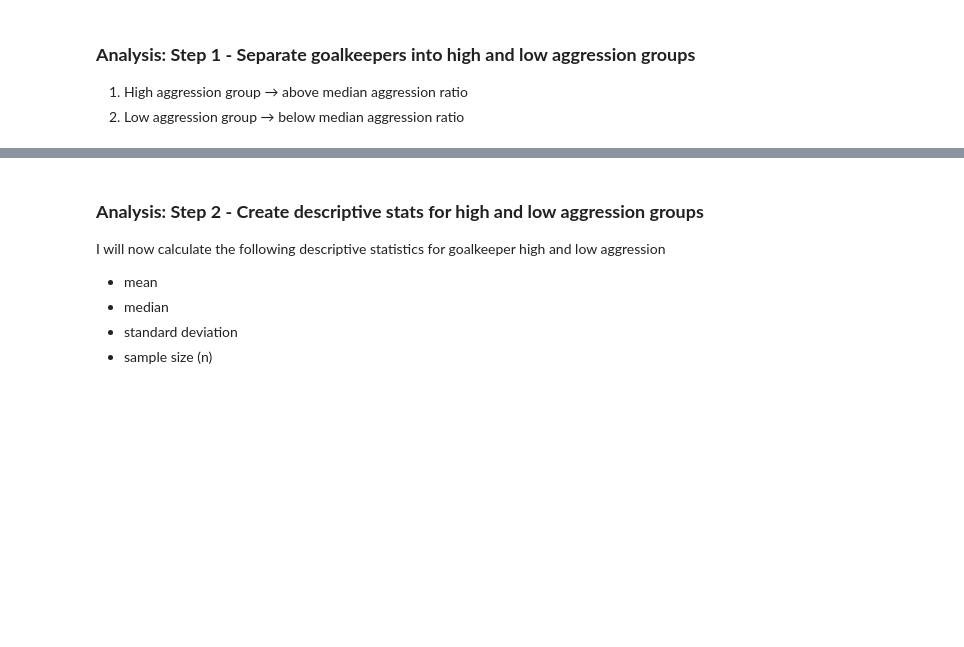
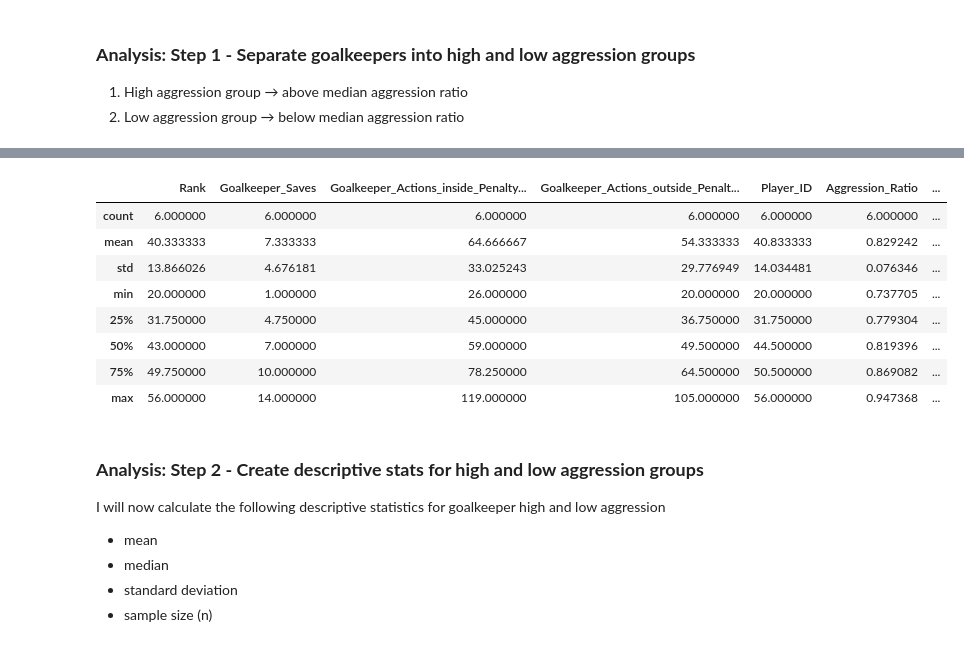
Before and after one commit to DanDooLoo/HIT140_Assessment-2_Group23, a Jupyter notebook: gk_aggression_analysis_dgw_sample_tester.ipynb, the cells around one changed output, grey strips where cells are left out. Drawn from its saved outputs; the diff is of its cells as text; code cells hidden in the pictures; blank space fills up the shorter version.

```diff
--- a/gk_aggression_analysis_dgw_sample_tester.ipynb
+++ b/gk_aggression_analysis_dgw_sample_tester.ipynb
@@ -109,3 +237,15 @@ low_aggression.describe()
+# %%
+low_save.describe()
+# %% [output]
+|  | Rank | Goalkeeper_Saves | Goalkeeper_Actions_inside_Penalty... | Goalkeeper_Actions_outside_Penalt... | Player_ID | Aggression_Ratio | ... |
+| count | 6.000000 | 6.000000 | 6.000000 | 6.000000 | 6.000000 | 6.000000 | ... |
+| mean | 40.333333 | 7.333333 | 64.666667 | 54.333333 | 40.833333 | 0.829242 | ... |
+| std | 13.866026 | 4.676181 | 33.025243 | 29.776949 | 14.034481 | 0.076346 | ... |
+| min | 20.000000 | 1.000000 | 26.000000 | 20.000000 | 20.000000 | 0.737705 | ... |
+| 25% | 31.750000 | 4.750000 | 45.000000 | 36.750000 | 31.750000 | 0.779304 | ... |
+| 50% | 43.000000 | 7.000000 | 59.000000 | 49.500000 | 44.500000 | 0.819396 | ... |
+| 75% | 49.750000 | 10.000000 | 78.250000 | 64.500000 | 50.500000 | 0.869082 | ... |
+| max | 56.000000 | 14.000000 | 119.000000 | 105.000000 | 56.000000 | 0.947368 | ... |
 # %% [markdown]
 <strong><h3>Analysis: Step 2 - Create descriptive stats for high and low aggression groups</h3></strong>
 
```
Also changed, not shown: parts of 21 cells of this notebook.
